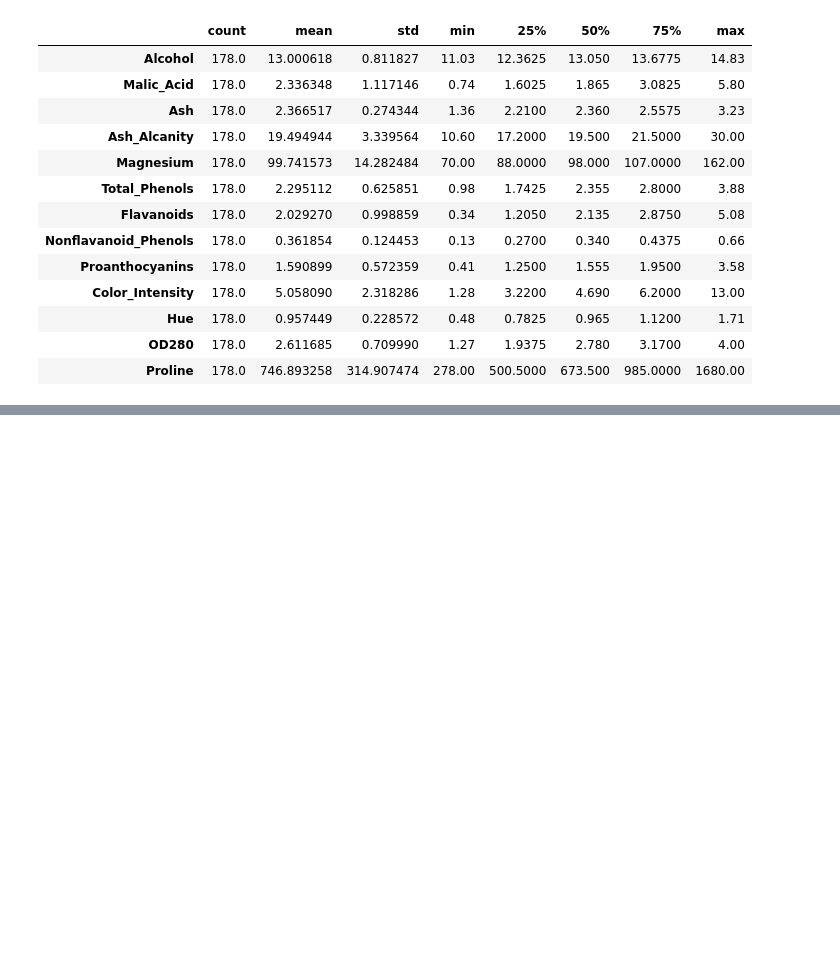
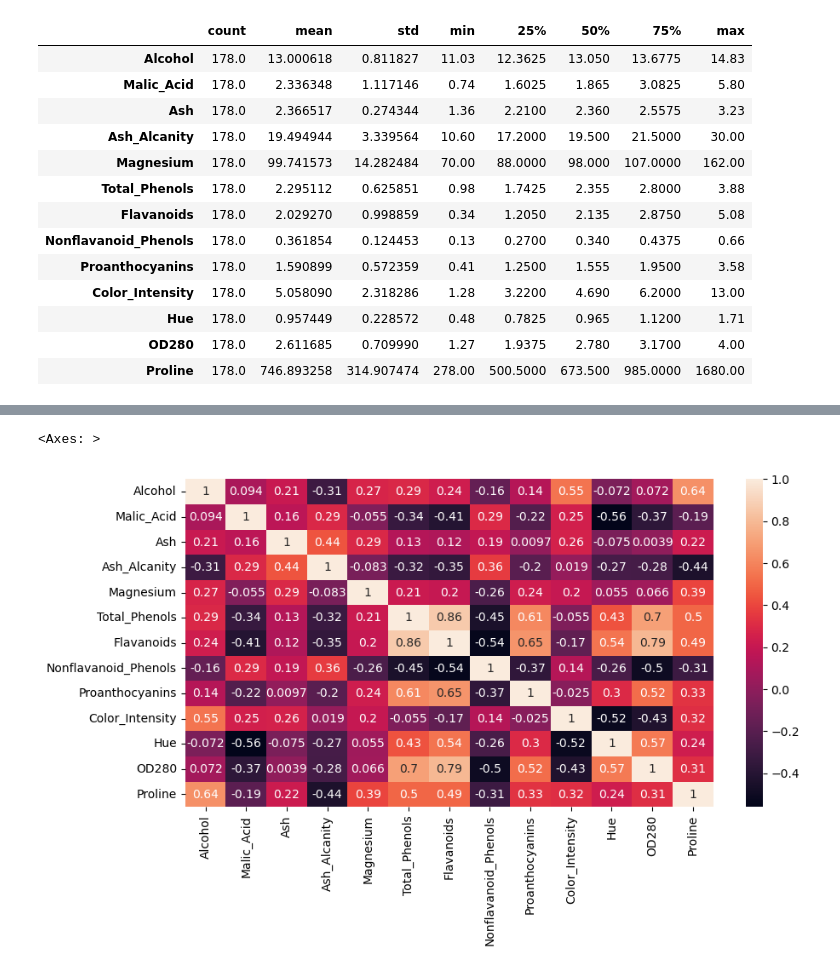
Before and after one commit to Chanhee0430/K-means-Algorithms, a Jupyter notebook: wine_datasets_k-means.ipynb, the cells around one changed output, grey strips where cells are left out. Cells and saved outputs as stored; diff of their text form; code cells hidden in the pictures; blank space fills up the shorter version.

```diff
--- a/wine_datasets_k-means.ipynb
+++ b/wine_datasets_k-means.ipynb
@@ -82,0 +113,6 @@ df.describe().T
+# %%
+plt.figure(figsize = (10,5))
+sns.heatmap(df.corr(),annot = True)
+# %% [output]
+<Axes: >
+[figure, added]
```
Also changed, not shown: parts of 30 cells of this notebook.
